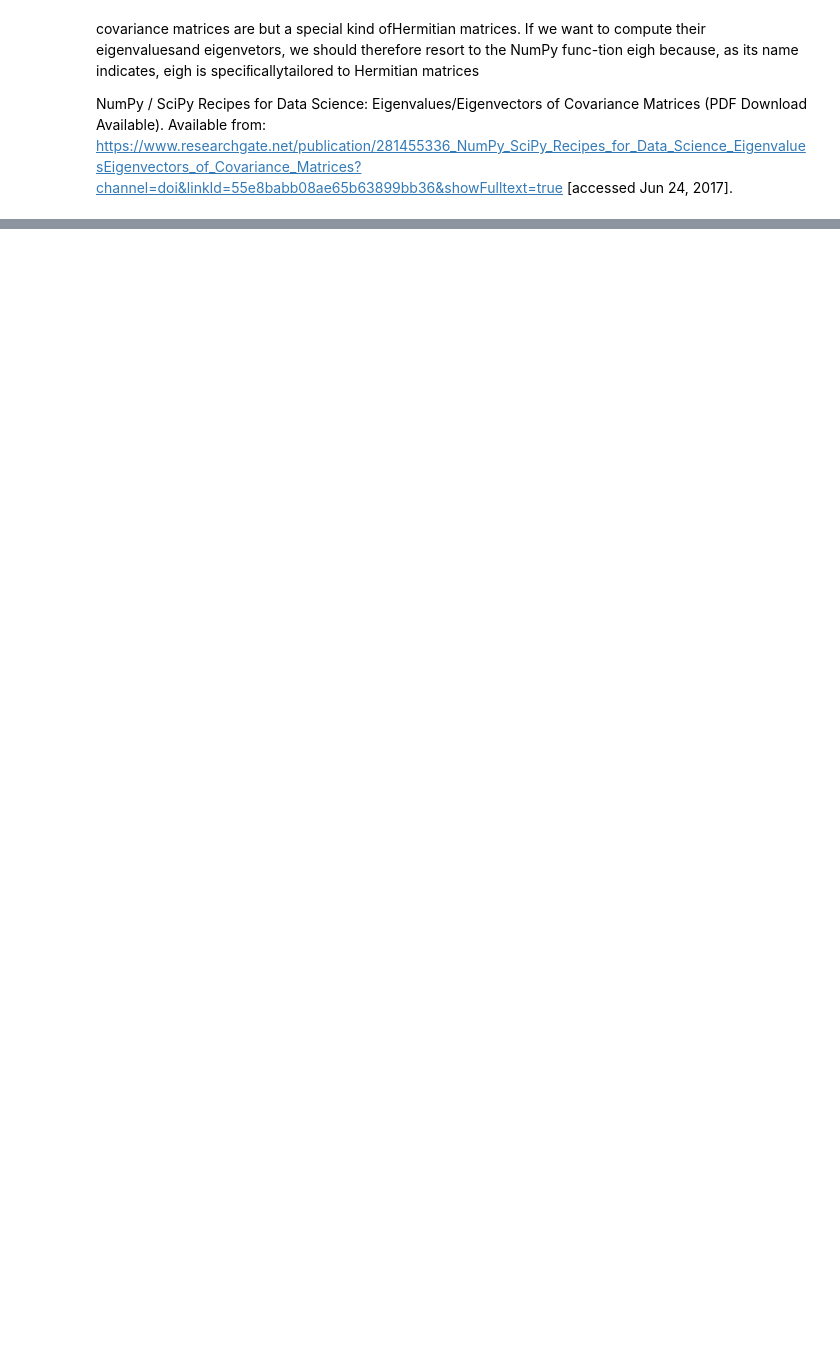
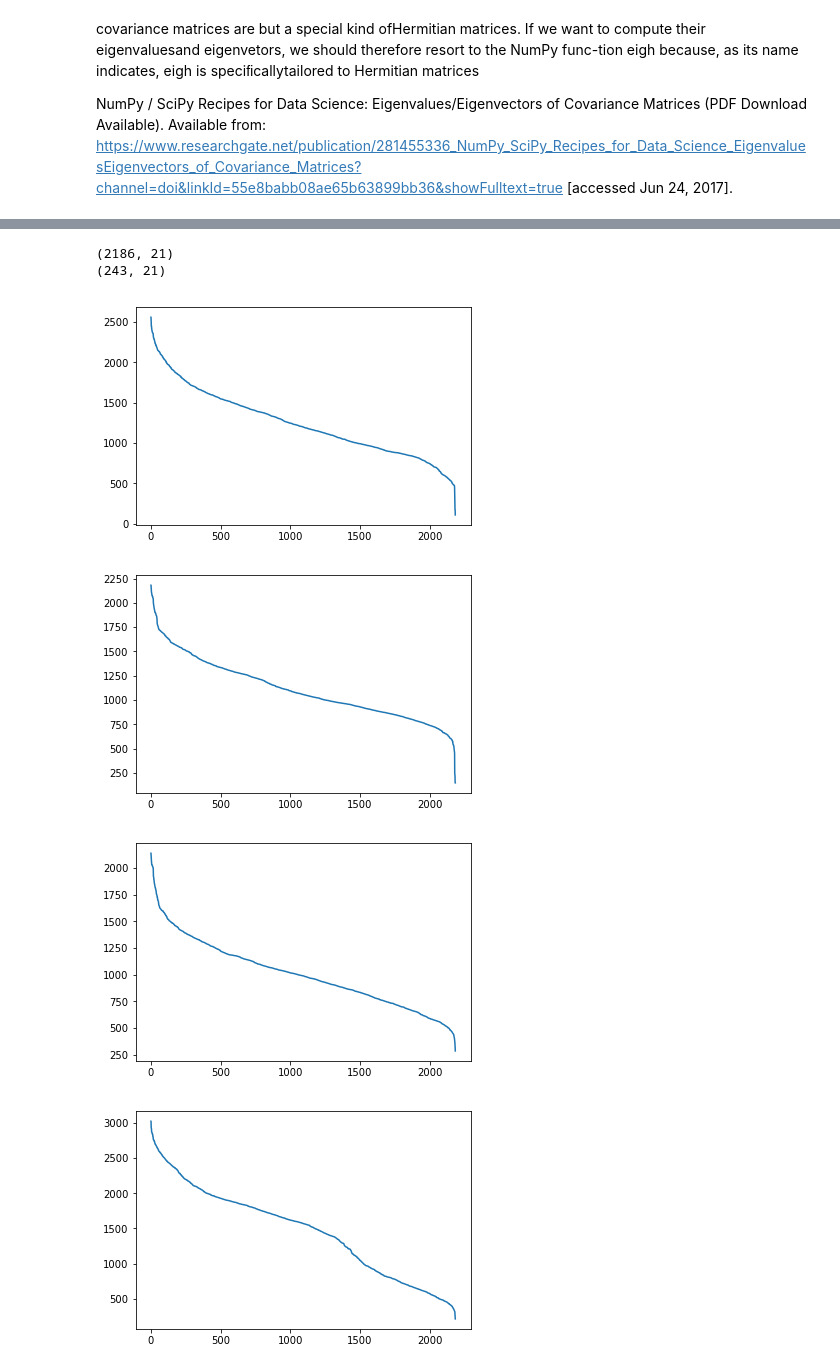
Before and after one commit to omartrinidad/image_processing, a Jupyter notebook: project_02/eigenface.ipynb, the cells around one changed output, grey strips where cells are left out. Cells and saved outputs as stored; diff of their text form; code cells hidden in the pictures; blank space fills up the shorter version.

```diff
--- a/project_02/eigenface.ipynb
+++ b/project_02/eigenface.ipynb
@@ -170,0 +169,40 @@ print (np.subtract(x1, x2))
+# %%
+'''
+now, project the training and test data into the subspace spanned by the first k eigenvectors of C
+'''
+x_projects_train = np.dot(x_train_zeromean, evectsh_k.T)
+x_projects_test = np.dot(x_test_zeromean, evectsh_k.T)
+
+print (x_projects_train.shape)
+print (x_projects_test.shape)
+# %% [output]
+(2186, 21)
+(243, 21)
+# %%
+'''
+consider the same 10 test images as above;
+in the lower dimensional space,
+compute their Euclidean distances to all the training images,
+sort the set of distances in descending order and plot them;
+compare your plots
+'''
+distances_subspace = np.zeros((10, trainSetIndex.size))
+nn_subspace = np.zeros((10))
+for i in range(10):
+    dist = np.zeros((trainSetIndex.size))
+    for j in range(trainSetIndex.size):
+        dist[j] = euclideanDistance(x_projects_test[i], x_projects_train[j])
+
+    inds = np.argsort(dist)[::-1]
+    dist = dist[inds]
+    distances_subspace[i] = dist
+    nn_subspace[i] = inds[-1]
+    plt.figure()
+    plt.plot(dist)
+
+plt.show()
+# %% [output]
+[figure, added]
+[figure, added]
+[figure, added]
+[figure, added]
```
Also changed, not shown: parts of 18 cells of this notebook.
